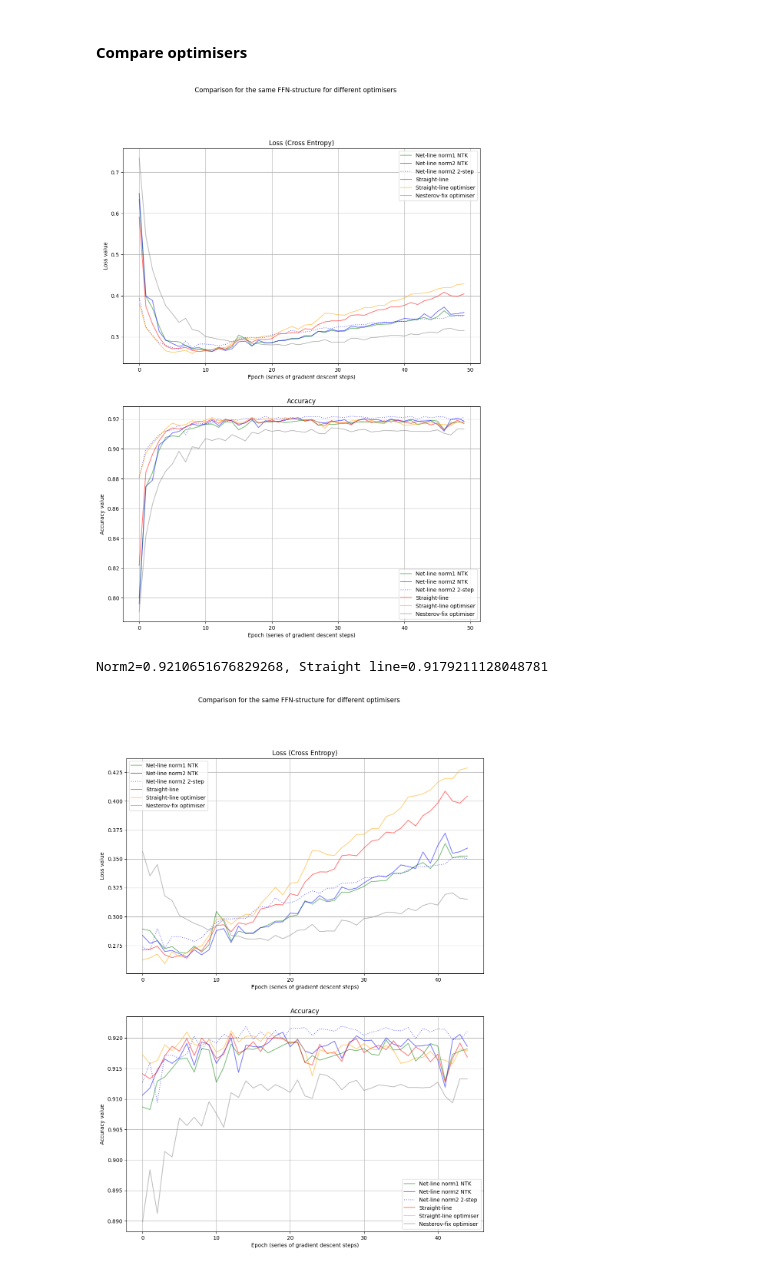
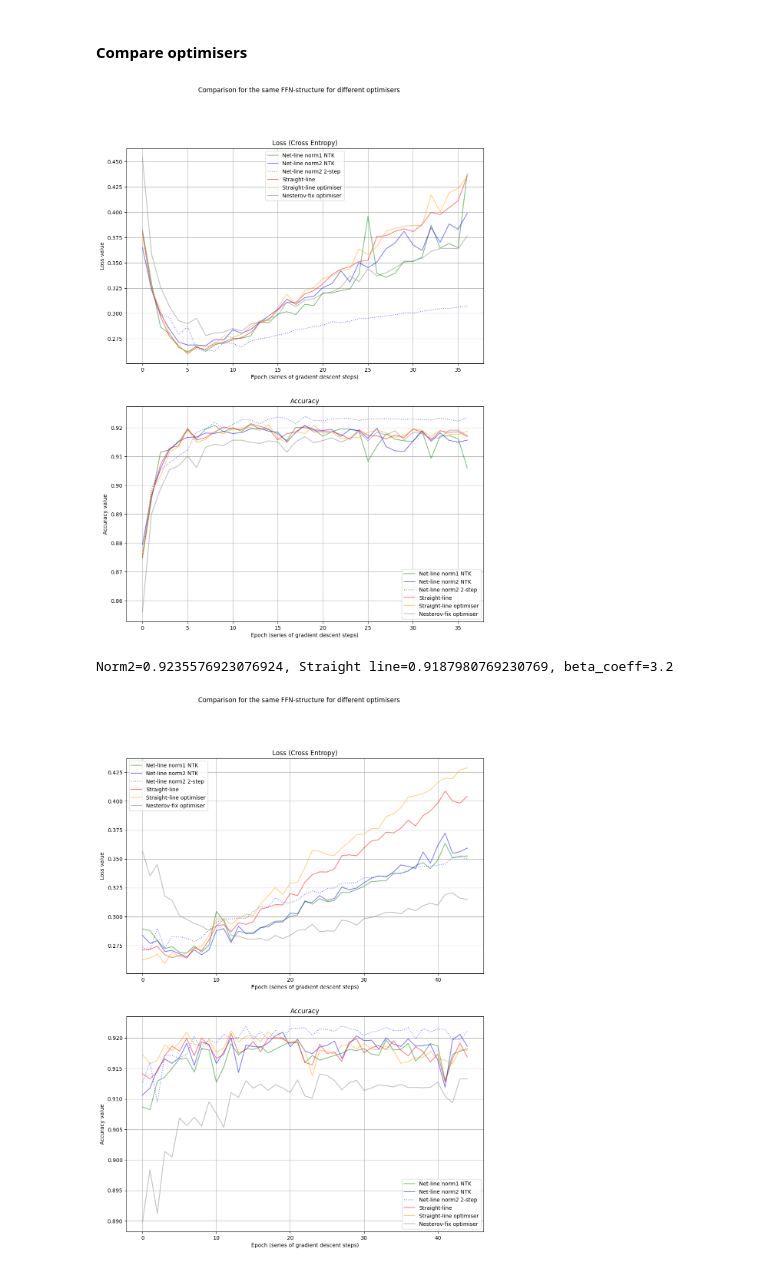
Before and after one commit to vkmbox/Ml-readinggroup, a Jupyter notebook: Roberts_Yaida/chapterInf/convcrity_eminst_epochsd_v3.ipynb, the cells around one changed output. Drawn from its saved outputs; the diff is of its cells as text; code cells hidden in the pictures.

Commit message:
DEV: alpha/beta experiments

```diff
--- a/Roberts_Yaida/chapterInf/convcrity_eminst_epochsd_v3.ipynb
+++ b/Roberts_Yaida/chapterInf/convcrity_eminst_epochsd_v3.ipynb
@@ -47,7 +47,7 @@ image_transform = ToTensor()
 train_dataset = EMNIST(root=DATASET_PATH, split='letters', train=True, download=True, transform=image_transform)
 test_dataset = EMNIST(root=DATASET_PATH, split='letters', train=False, download=True, transform=image_transform)
 # %%
-BATCH_SIZE = 256 #128 #128 #64 #
+BATCH_SIZE = 64 #128 #128 #64 #
 
 train_dataloader = DataLoader(
     train_dataset,
@@ -219,11 +219,14 @@ testNorm2S = MNISTReLU(meta)
 testNorm2S.set_slopes(slope_plus, slope_minus)
 testNorm2S.init_weights_txt('tmp', DEVICE)
 testNorm2S.to(DEVICE)
+testNorm2S.train(False)
 stepProcessor = NetLineStepProcessor(testNorm2S, nn.CrossEntropyLoss(), meta, DEVICE)
 stepProcessor.c1 = 0.05
-stepProcessor.eta0 = 0.000_001 #0.0000025 #0.000001
+stepProcessor.eta0 = 0.0001 #0.0000025 #0.000001
+stepProcessor.beta = 0.1
+stepProcessor.iter_max = 2
 stepProcessor.momentum_gradient_smoothing_coefficient = 0.0 #10.0
-step_params = {"estimation_type": 'analytic-norm2'}#{"estimation_type": 'iter-ones-norm2'}
+step_params = {}
 
 testOptada = MNISTReLU(meta)
 testOptada.set_slopes(slope_plus, slope_minus)
@@ -239,7 +242,13 @@ testOptfix.to(DEVICE)
 loss_fnFix = nn.CrossEntropyLoss() #The version gives 0-accuracy with reduction='sum'
 optimizerFix = optim.SGD(testOptfix.parameters(), lr=1e-2, momentum=0.9, nesterov=True)
 
+beta_coeff = 0.1
 for epoch in range(NUM_EPOCH):
+
+    loss_data = HISTORY_NORM2S['test_loss']
+    if len(loss_data) > 1 and ((loss_data[-2]-loss_data[-1])/loss_data[-1]) < -0.01:
+        beta_coeff = beta_coeff * 2.0
+    stepProcessor.beta = beta_coeff
 
     for train_batch in train_dataloader:
         images, labels_raw = train_batch
@@ -290,36 +299,37 @@ for epoch in range(NUM_EPOCH):
     HISTORY_NORM1L['test_accuracy'].append(test_accuracy1L_meter.avg)
 
     test_loss2L_meter, test_accuracy2L_meter = AverageMeter(), AverageMeter(),
     test_loop(testNorm2L, test_loss2L_meter, test_accuracy2L_meter)
     HISTORY_NORM2L['test_loss'].append(test_loss2L_meter.avg)
     HISTORY_NORM2L['test_accuracy'].append(test_accuracy2L_meter.avg)
 
     test_loss2S_meter, test_accuracy2S_meter = AverageMeter(), AverageMeter(),
     test_loop(testNorm2S, test_loss2S_meter, test_accuracy2S_meter)
     HISTORY_NORM2S['test_loss'].append(test_loss2S_meter.avg)
     HISTORY_NORM2S['test_accuracy'].append(test_accuracy2S_meter.avg)
 
     test_lossZhs_meter, test_accuracyZhs_meter = AverageMeter(), AverageMeter(),
     test_loop(testZhS, test_lossZhs_meter, test_accuracyZhs_meter)
     HISTORY_ZHS['test_loss'].append(test_lossZhs_meter.avg)
     HISTORY_ZHS['test_accuracy'].append(test_accuracyZhs_meter.avg)
 
     test_lossOptada_meter, test_accuracyOptada_meter = AverageMeter(), AverageMeter(),
     test_loop(testOptada, test_lossOptada_meter, test_accuracyOptada_meter)
     HISTORY_OPTADA['test_loss'].append(test_lossOptada_meter.avg)
     HISTORY_OPTADA['test_accuracy'].append(test_accuracyOptada_meter.avg)
 
     test_lossOptfix_meter, test_accuracyOptfix_meter = AverageMeter(), AverageMeter(),
     test_loop(testOptfix, test_lossOptfix_meter, test_accuracyOptfix_meter)
     HISTORY_OPTFIX['test_loss'].append(test_lossOptfix_meter.avg)
     HISTORY_OPTFIX['test_accuracy'].append(test_accuracyOptfix_meter.avg)
 
     print_comparison(0, 100)
 
-    print("Norm2={}, Straight line={}".format(HISTORY_NORM2S['test_accuracy'][-1], HISTORY_OPTADA['test_accuracy'][-1]))
+    print("Norm2={}, Straight line={}, beta_coeff={}"\
+          .format(HISTORY_NORM2S['test_accuracy'][-1], HISTORY_OPTADA['test_accuracy'][-1], beta_coeff))
 # %% [output]
-[figure, old version]
+[figure, new version]
-Norm2=0.9210651676829268, Straight line=0.9179211128048781
+Norm2=0.9235576923076924, Straight line=0.9187980769230769, beta_coeff=3.2
 # %%
 print_comparison(5, 100)
 # %% [output]
```
Also changed, not shown: parts of 1 cell of this notebook, 4 other files.
